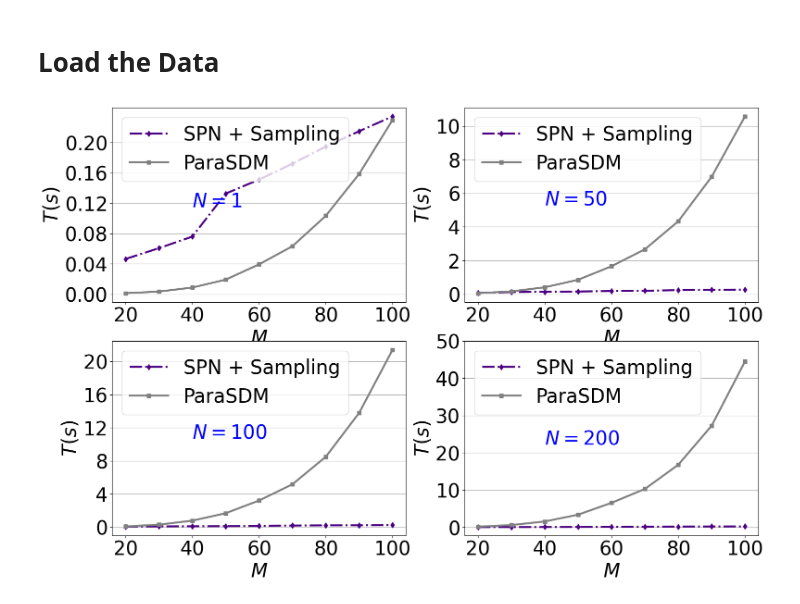
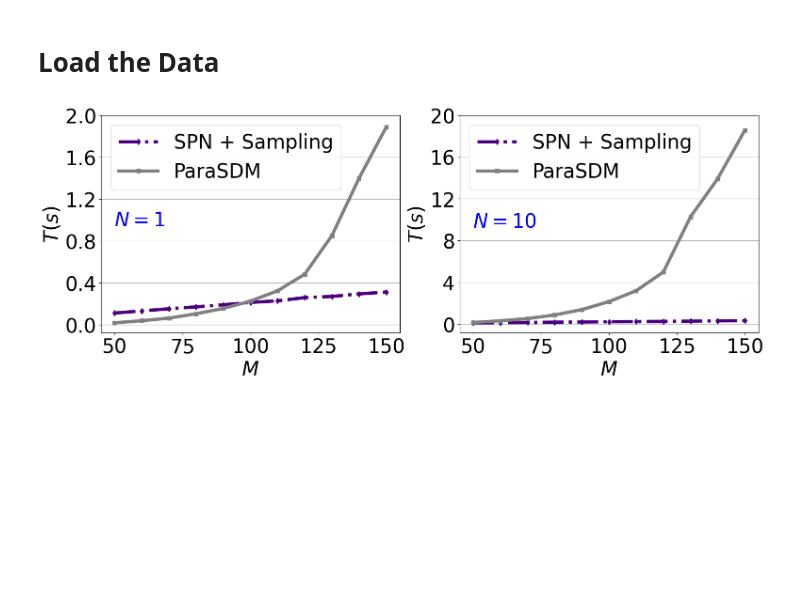
Before and after one commit to salar96/LearningFLPO, a Jupyter notebook: Speed_test_grads.ipynb, the cells around one changed output. Saved outputs shown, nothing was run; the diff lists cells and outputs as text; code cells hidden in the pictures; blank space fills up the shorter version.

Commit message:
New speed test results and charts

```diff
--- a/Speed_test_grads.ipynb
+++ b/Speed_test_grads.ipynb
@@ -75,7 +75,7 @@ device = torch.device('cuda') if torch.cuda.is_available() else torch.device('cp
 
 print("Running on: " , device)
 
-num_facilities = np.linspace(20,100,9) # number of facilities
+num_facilities = np.linspace(50,150,11) # number of facilities
 
 city_dim = 2
 num_distinct_ends=1
@@ -100,7 +100,7 @@ for i in num_facilities:
     data = [START_locs, F_base, END_locs]
     Data_1.append(data)
 
-    num_drones = 50
+    num_drones = 10
     n_drone_clusters = 10
     drone_cluster_split = np.random.uniform(0.0, 1.0, n_drone_clusters)
     drone_cluster_split = drone_cluster_split / np.sum(drone_cluster_split)
@@ -113,7 +113,7 @@ for i in num_facilities:
     data = [START_locs, F_base, END_locs]
     Data_2.append(data)
 
-    num_drones = 100
+    num_drones = 20
     n_drone_clusters = 20
     drone_cluster_split = np.random.uniform(0.0, 1.0, n_drone_clusters)
     drone_cluster_split = drone_cluster_split / np.sum(drone_cluster_split)
@@ -126,7 +126,7 @@ for i in num_facilities:
     data = [START_locs, F_base, END_locs]
     Data_3.append(data)
 
-    num_drones = 200
+    num_drones = 50
     n_drone_clusters = 30
     drone_cluster_split = np.random.uniform(0.0, 1.0, n_drone_clusters)
     drone_cluster_split = drone_cluster_split / np.sum(drone_cluster_split)
@@ -234,63 +234,63 @@ linestyle2 = '-'
 linestyle3 = '--'
 fontsize1 = 30
 fontsize2 = 30
-linewidth1 = 3
+linewidth1 = 5
 num_x_ticks = 5
 num_y_ticks = 6
-plt.figure(figsize=(18,12))
-plt.subplot(2,2,1)
+plt.figure(figsize=(18,6))
+plt.subplot(1,2,1)
 plt.plot(num_facilities,times_1_L,linestyle1,marker='d',linewidth=linewidth1,color=color1,label='SPN + Sampling')
 plt.plot(num_facilities,times_1_F,linestyle2,marker='s',linewidth=linewidth1,color=color2,label='ParaSDM')
 plt.xlabel(rf'$M$', fontsize=fontsize1)
 plt.ylabel(rf'$T(s)$', fontsize=fontsize1)
-plt.text(num_facilities[2],times_1_F[-1]*0.5,"$N=1$",fontsize=fontsize1,color='blue',weight='bold')
-plt.yticks(np.linspace(0,0.2,num_y_ticks),fontsize=fontsize1)
-plt.xticks(np.linspace(20,100,num_x_ticks),fontsize=fontsize1)
+plt.text(num_facilities[2]-20,times_1_F[-1]*0.5,"$N=1$",fontsize=fontsize1,color='blue',weight='bold')
+plt.yticks(np.linspace(0,2,num_y_ticks),fontsize=fontsize1)
+plt.xticks(np.linspace(50,150,num_x_ticks),fontsize=fontsize1)
 plt.grid(axis='y',alpha=1)
 plt.legend(fontsize=fontsize1)
 
-plt.subplot(2,2,2)
+plt.subplot(1,2,2)
 plt.plot(num_facilities,times_2_L,linestyle1,marker='d',linewidth=linewidth1,color=color1,label='SPN + Sampling')
 plt.plot(num_facilities,times_2_F,linestyle2,marker='s',linewidth=linewidth1,color=color2,label='ParaSDM')
 plt.xlabel(rf'$M$', fontsize=fontsize1)
 plt.ylabel(rf'$T(s)$', fontsize=fontsize1)
-plt.text(num_facilities[2],times_2_F[-1]*0.5,"$N=50$",fontsize=fontsize1,color='blue',weight='bold')
-plt.yticks(np.linspace(0,10,num_y_ticks),fontsize=fontsize1)
-plt.xticks(np.linspace(20,100,num_x_ticks),fontsize=fontsize1)
+plt.text(num_facilities[2]-20,times_2_F[-1]*0.5,"$N=10$",fontsize=fontsize1,color='blue',weight='bold')
+plt.yticks(np.linspace(0,20,num_y_ticks),fontsize=fontsize1)
+plt.xticks(np.linspace(50,150,num_x_ticks),fontsize=fontsize1)
 plt.grid(axis='y',alpha=1)
 plt.legend(fontsize=fontsize1)
 
-plt.subplot(2,2,3)
-plt.plot(num_facilities,times_3_L,linestyle1,marker='d',linewidth=linewidth1,color=color1,label='SPN + Sampling')
-plt.plot(num_facilities,times_3_F,linestyle2,marker='s',linewidth=linewidth1,color=color2,label='ParaSDM')
-plt.xlabel(rf'$M$', fontsize=fontsize1)
-plt.ylabel(rf'$T(s)$', fontsize=fontsize1)
-plt.text(num_facilities[2],times_3_F[-1]*0.5,"$N=100$",fontsize=fontsize1,color='blue',weight='bold')
-plt.yticks(np.linspace(0,20,num_y_ticks),fontsize=fontsize1)
-plt.xticks(np.linspace(20,100,num_x_ticks),fontsize=fontsize1)
-plt.grid(axis='y',alpha=1)
-plt.legend(fontsize=fontsize1)
+# plt.subplot(2,2,3)
+# plt.plot(num_facilities,times_3_L,linestyle1,marker='d',linewidth=linewidth1,color=color1,label='SPN + Sampling')
+# plt.plot(num_facilities,times_3_F,linestyle2,marker='s',linewidth=linewidth1,color=color2,label='ParaSDM')
+# plt.xlabel(rf'$M$', fontsize=fontsize1)
+# plt.ylabel(rf'$T(s)$', fontsize=fontsize1)
+# plt.text(num_facilities[2],times_3_F[-1]*0.5,"$N=20$",fontsize=fontsize1,color='blue',weight='bold')
+# plt.yticks(np.linspace(0,20,num_y_ticks),fontsize=fontsize1)
+# plt.xticks(np.linspace(20,100,num_x_ticks),fontsize=fontsize1)
+# plt.grid(axis='y',alpha=1)
+# plt.legend(fontsize=fontsize1)
 
-plt.subplot(2,2,4)
-plt.plot(num_facilities,times_4_L,linestyle1,marker='d',linewidth=linewidth1,color=color1,label='SPN + Sampling')
-plt.plot(num_facilities,times_4_F,linestyle2,marker='s',linewidth=linewidth1,color=color2,label='ParaSDM')
-plt.xlabel(rf'$M$', fontsize=fontsize1)
-plt.ylabel(rf'$T(s)$', fontsize=fontsize1)
-plt.text(num_facilities[2],times_4_F[-1]*0.5,"$N=200$",fontsize=fontsize1,color='blue',weight='bold')
-plt.yticks(np.linspace(0,50,num_y_ticks),fontsize=fontsize1)
-plt.xticks(np.linspace(20,100,num_x_ticks),fontsize=fontsize1)
-plt.grid(axis='y',alpha=1)
-plt.legend(fontsize=fontsize1)
+# plt.subplot(2,2,4)
+# plt.plot(num_facilities,times_4_L,linestyle1,marker='d',linewidth=linewidth1,color=color1,label='SPN + Sampling')
+# plt.plot(num_facilities,times_4_F,linestyle2,marker='s',linewidth=linewidth1,color=color2,label='ParaSDM')
+# plt.xlabel(rf'$M$', fontsize=fontsize1)
+# plt.ylabel(rf'$T(s)$', fontsize=fontsize1)
+# plt.text(num_facilities[2],times_4_F[-1]*0.5,"$N=50$",fontsize=fontsize1,color='blue',weight='bold')
+# plt.yticks(np.linspace(0,50,num_y_ticks),fontsize=fontsize1)
+# plt.xticks(np.linspace(20,100,num_x_ticks),fontsize=fontsize1)
+# plt.grid(axis='y',alpha=1)
+# plt.legend(fontsize=fontsize1)
 
 # plt.figure(figsize=(16,3))
 # plt.plot(num_facilities,grad_norm_error_1,linestyle1,marker='v',color=color1,label='grad_norm_error')
 # plt.xlabel('Num F')
 # # plt.ylabel('')
 # plt.title('N_drones = 1')
 # # plt.yticks(np.linspace(0,35,15))
 # plt.grid(axis='y',alpha=1)
 # plt.legend()
 plt.savefig("SpeedTestGrad.png", bbox_inches='tight', dpi=300)
-plt.show()
+# plt.show()
 # %% [output]
-[figure, old version]
+[figure, new version]
```
Also changed, not shown: parts of 2 cells of this notebook, 4 other files.
